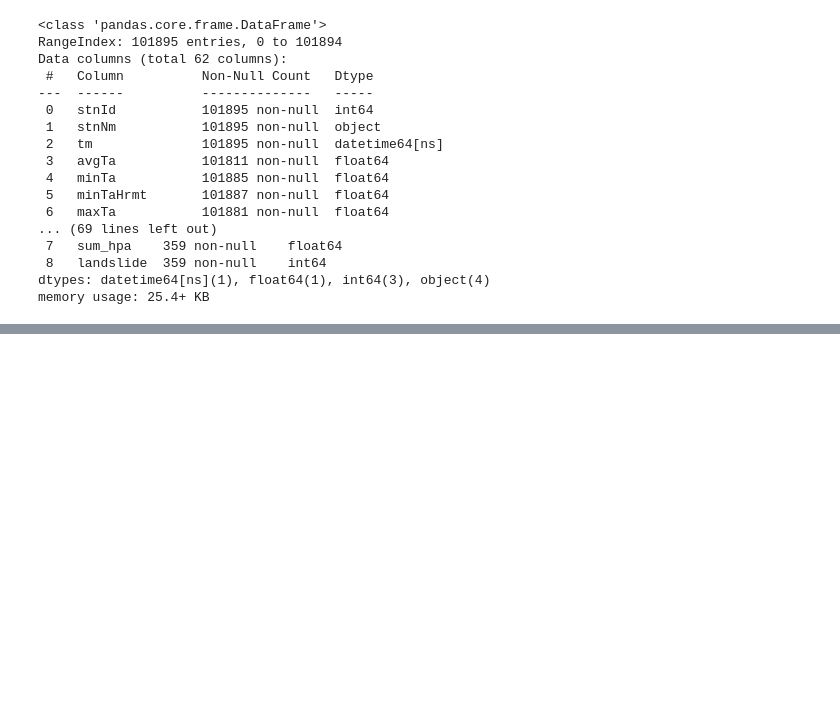
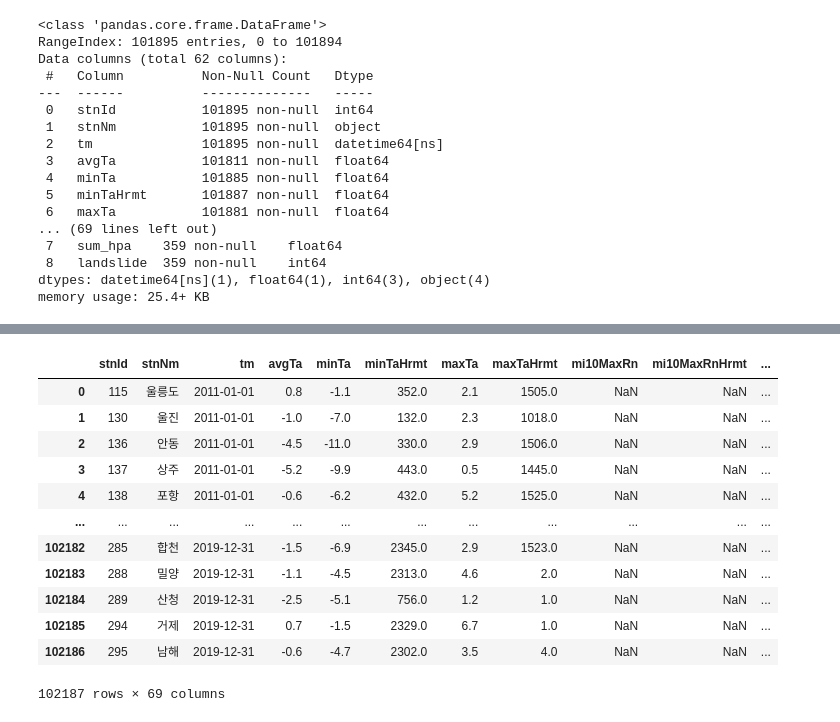
Before and after one commit to wonkwonlee/landslide-prediction-modeling, a Jupyter notebook: ASOS_data_preprocessing.ipynb, the cells around one changed output, grey strips where cells are left out. Saved outputs shown, nothing was run; the diff lists cells and outputs as text; code cells hidden in the pictures; blank space fills up the shorter version.

Commit message:
Update ASOS_data_preprocessing.ipynb
Merge ASOS data with landslide history.

```diff
--- a/ASOS_data_preprocessing.ipynb
+++ b/ASOS_data_preprocessing.ipynb
@@ -434,0 +356,8 @@ sample = landslide_merge.loc[5855:5870]
+# %%
+# ASOS 데이터와의 결합을 위해 date 칼럼 명을 ASOS와 같이 tm이라고 변경
+# location 칼럼값을 기존의 시와 읍면동을 합쳐서 새로 저장
+
+df_ld.rename(columns = {"date": "tm"}, inplace = True)
+df_ld['location'] = df_ld['location'] + " " + df_ld['umd']
+df_ld = df_ld[['tm', 'stnId', 'sd', 'sgg', 'umd', 'location', 'sum_cnt', 'sum_hpa', 'landslide']]
+df_ld
@@ -434,0 +378,20 @@ sample = landslide_merge.loc[5855:5870]
+# %%
+# ASOS 데이터와 전처리한 산사태 발생 이력 데이터 결합
+# 기준은 tm (날짜), stnId (측정소 ID)
+
+landslide_merge = pd.merge(asos, df_ld, how='outer', on=['tm','stnId'])
+landslide_merge
+# %% [output]
+|  | stnId | stnNm | tm | avgTa | minTa | minTaHrmt | maxTa | maxTaHrmt | mi10MaxRn | mi10MaxRnHrmt | ... |
+| 0 | 115 | 울릉도 | 2011-01-01 | 0.8 | -1.1 | 352.0 | 2.1 | 1505.0 | NaN | NaN | ... |
+| 1 | 130 | 울진 | 2011-01-01 | -1.0 | -7.0 | 132.0 | 2.3 | 1018.0 | NaN | NaN | ... |
+| 2 | 136 | 안동 | 2011-01-01 | -4.5 | -11.0 | 330.0 | 2.9 | 1506.0 | NaN | NaN | ... |
+| 3 | 137 | 상주 | 2011-01-01 | -5.2 | -9.9 | 443.0 | 0.5 | 1445.0 | NaN | NaN | ... |
+| 4 | 138 | 포항 | 2011-01-01 | -0.6 | -6.2 | 432.0 | 5.2 | 1525.0 | NaN | NaN | ... |
+| ... | ... | ... | ... | ... | ... | ... | ... | ... | ... | ... | ... |
+| 102182 | 285 | 합천 | 2019-12-31 | -1.5 | -6.9 | 2345.0 | 2.9 | 1523.0 | NaN | NaN | ... |
+| 102183 | 288 | 밀양 | 2019-12-31 | -1.1 | -4.5 | 2313.0 | 4.6 | 2.0 | NaN | NaN | ... |
+| 102184 | 289 | 산청 | 2019-12-31 | -2.5 | -5.1 | 756.0 | 1.2 | 1.0 | NaN | NaN | ... |
+| 102185 | 294 | 거제 | 2019-12-31 | 0.7 | -1.5 | 2329.0 | 6.7 | 1.0 | NaN | NaN | ... |
+| 102186 | 295 | 남해 | 2019-12-31 | -0.6 | -4.7 | 2302.0 | 3.5 | 4.0 | NaN | NaN | ... |
+102187 rows × 69 columns
```
Also changed, not shown: parts of 11 cells of this notebook.
